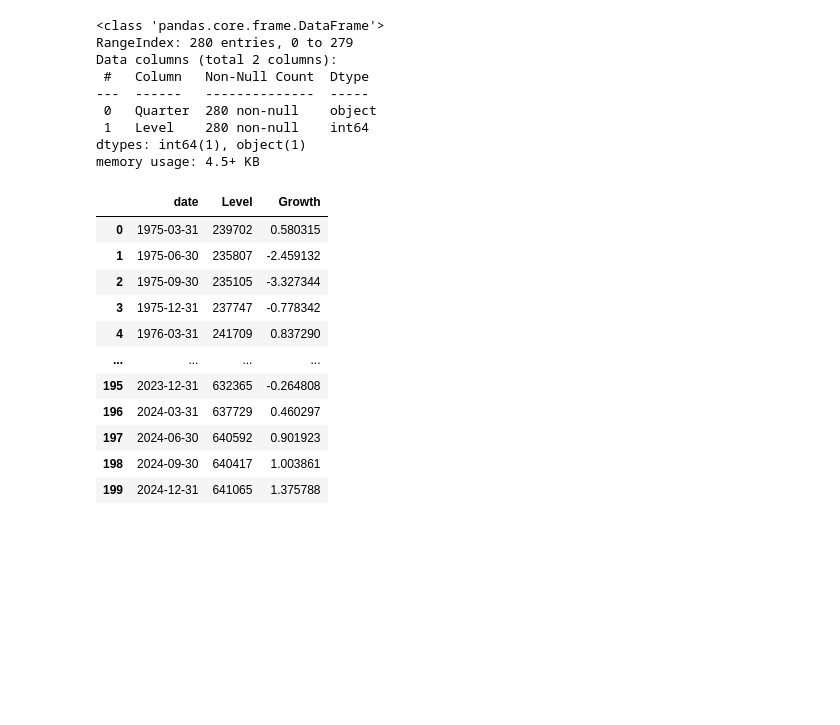
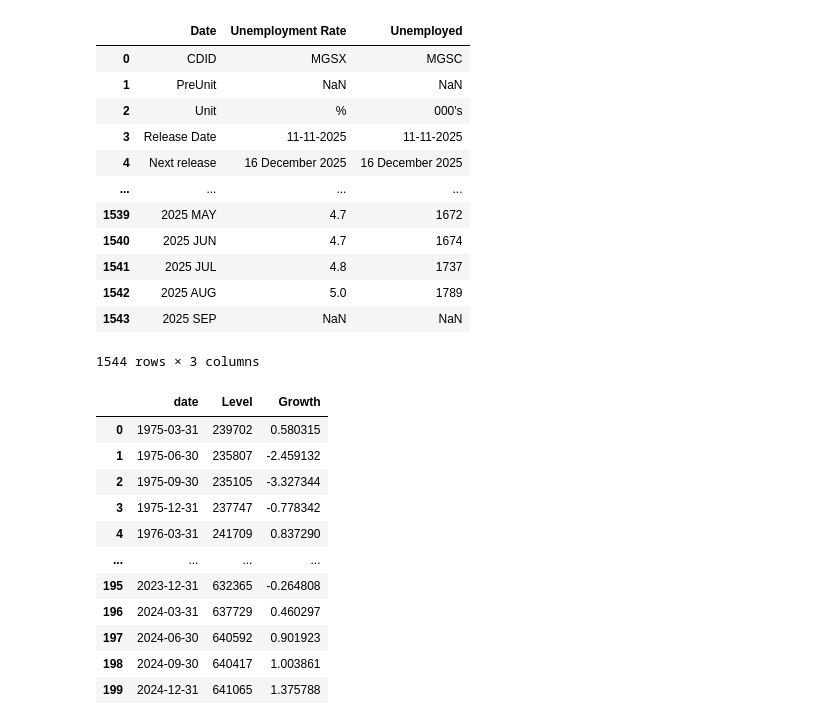
Before and after one commit to MarkThackham/MarkThackham.github.io, a Jupyter notebook: Portfolio/machine-learning/sarimax-gdp/sarimax-gpp.ipynb, the cells around one changed output. Cells and saved outputs as stored; diff of their text form; code cells hidden in the pictures; blank space fills up the shorter version.

```diff
--- a/Portfolio/machine-learning/sarimax-gdp/sarimax-gpp.ipynb
+++ b/Portfolio/machine-learning/sarimax-gdp/sarimax-gpp.ipynb
@@ -37,19 +37,3 @@ import copy
 import warnings
 warnings.filterwarnings("ignore", category=FutureWarning, module="sklearn")
 #================================================================================
-# %%
-#================================================================================
-# Step 1: Read Data
-df = pd.read_csv('series-060425b.csv')
-df.info()
-#================================================================================
-# %% [output]
-<class 'pandas.core.frame.DataFrame'>
-RangeIndex: 280 entries, 0 to 279
-Data columns (total 2 columns):
- #   Column   Non-Null Count  Dtype
----  ------   --------------  -----
- 0   Quarter  280 non-null    object
- 1   Level    280 non-null    int64
-dtypes: int64(1), object(1)
-memory usage: 4.5+ KB
@@ -56,3 +75,45 @@ memory usage: 4.5+ KB
+# %%
+#================================================================================
+# Step 1b: Read Data - Labour Market Statistics Data
+
+# Source: Office for National Statistics (ONS) UK
+# https://www.ons.gov.uk/employmentandlabourmarket/peopleinwork/employmentandemployeetypes/datasets/labourmarketstatistics
+# CDID = Title
+# MGSX = Unemployment rate (aged 16 and over, seasonally adjusted): %
+# MGSC = LFS: Unemployed: UK: All: Aged 16+: 000s: SA: Annual = 4 quarter average
+
+# Keeps
+keeps=[
+'Title',
+'Unemployment rate (aged 16 and over, seasonally adjusted): %',
+'LFS: Unemployed: UK: All: Aged 16+: 000s: SA: Annual = 4 quarter average',
+]
+
+# Column renames
+renames={
+'Title':'Date',
+'Unemployment rate (aged 16 and over, seasonally adjusted): %':'Unemployment Rate',
+'LFS: Unemployed: UK: All: Aged 16+: 000s: SA: Annual = 4 quarter average':'Unemployed',
+}
+
+# Read CSV
+df_lms = pd.read_csv('lms.csv', low_memory=False)[keeps].rename(columns=renames)
+# %%
+df_lms
+# %% [output]
+|  | Date | Unemployment Rate | Unemployed |
+| 0 | CDID | MGSX | MGSC |
+| 1 | PreUnit | NaN | NaN |
+| 2 | Unit | % | 000's |
+| 3 | Release Date | 11-11-2025 | 11-11-2025 |
+| 4 | Next release | 16 December 2025 | 16 December 2025 |
+| ... | ... | ... | ... |
+| 1539 | 2025 MAY | 4.7 | 1672 |
+| 1540 | 2025 JUN | 4.7 | 1674 |
+| 1541 | 2025 JUL | 4.8 | 1737 |
+| 1542 | 2025 AUG | 5.0 | 1789 |
+| 1543 | 2025 SEP | NaN | NaN |
+1544 rows × 3 columns
 # %%
 # Create a deep copy of the original dataframe to avoid modifying it directly
 df2 = copy.deepcopy(df)
```
Also changed, not shown: parts of 1 cell of this notebook, 1 other file.
